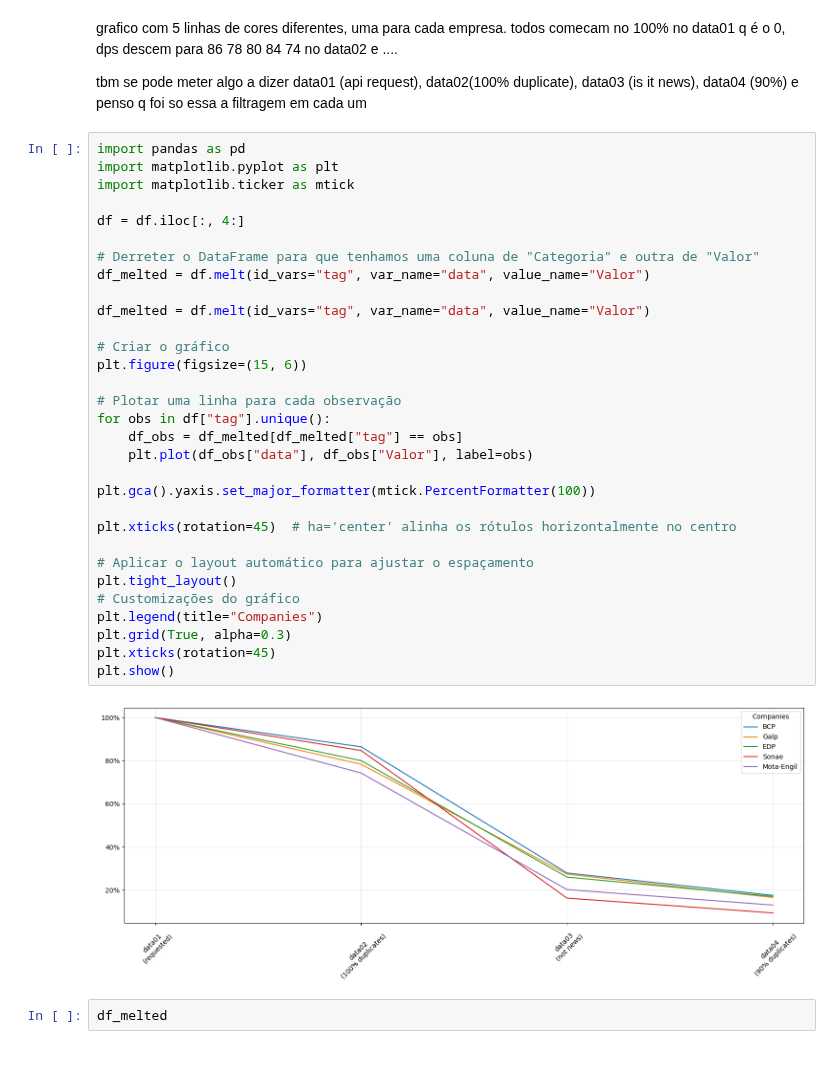
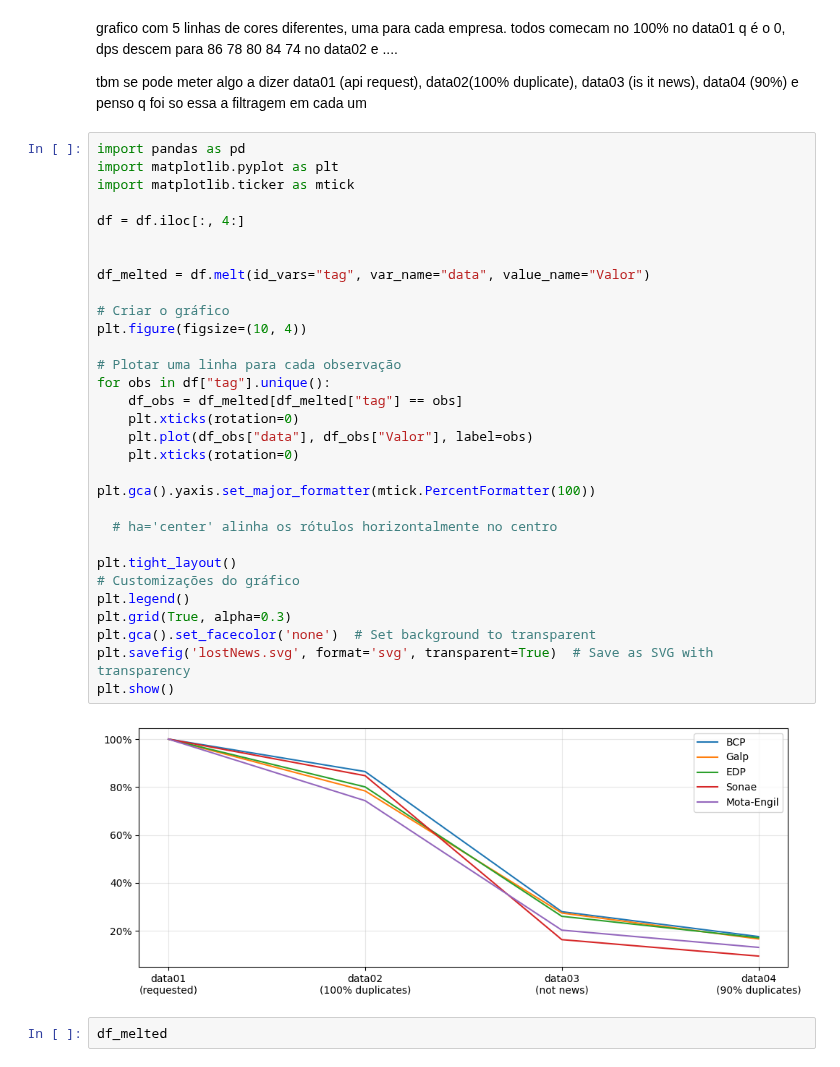
Before and after one commit to Hugoverissimo21/InfoMosaic, a Jupyter notebook: main_04.ipynb, the cells around one changed output. Cells and saved outputs as stored; diff of their text form.

```diff
--- a/main_04.ipynb
+++ b/main_04.ipynb
@@ -59,36 +66,36 @@ tbm se pode meter algo a dizer data01 (api request), data02(100% duplicate), dat
 # %%
 import pandas as pd
 import matplotlib.pyplot as plt
 import matplotlib.ticker as mtick
 
 df = df.iloc[:, 4:]
 
-# Derreter o DataFrame para que tenhamos uma coluna de "Categoria" e outra de "Valor"
-df_melted = df.melt(id_vars="tag", var_name="data", value_name="Valor")
 
 df_melted = df.melt(id_vars="tag", var_name="data", value_name="Valor")
 
 # Criar o gráfico
-plt.figure(figsize=(15, 6))
+plt.figure(figsize=(10, 4))
 
 # Plotar uma linha para cada observação
 for obs in df["tag"].unique():
     df_obs = df_melted[df_melted["tag"] == obs]
+    plt.xticks(rotation=0)
     plt.plot(df_obs["data"], df_obs["Valor"], label=obs)
+    plt.xticks(rotation=0)
 
 plt.gca().yaxis.set_major_formatter(mtick.PercentFormatter(100))
 
-plt.xticks(rotation=45)  # ha='center' alinha os rótulos horizontalmente no centro
+  # ha='center' alinha os rótulos horizontalmente no centro
 
-# Aplicar o layout automático para ajustar o espaçamento
 plt.tight_layout()
 # Customizações do gráfico
-plt.legend(title="Companies")
+plt.legend()
 plt.grid(True, alpha=0.3)
-plt.xticks(rotation=45)
+plt.gca().set_facecolor('none')  # Set background to transparent
+plt.savefig('lostNews.svg', format='svg', transparent=True)  # Save as SVG with transparency
 plt.show()
 # %% [output]
-[figure, old version]
+[figure, new version]
 # %%
 df_melted
 # %% [output]
```
Also changed, not shown: parts of 1 cell of this notebook, 9 other files.
